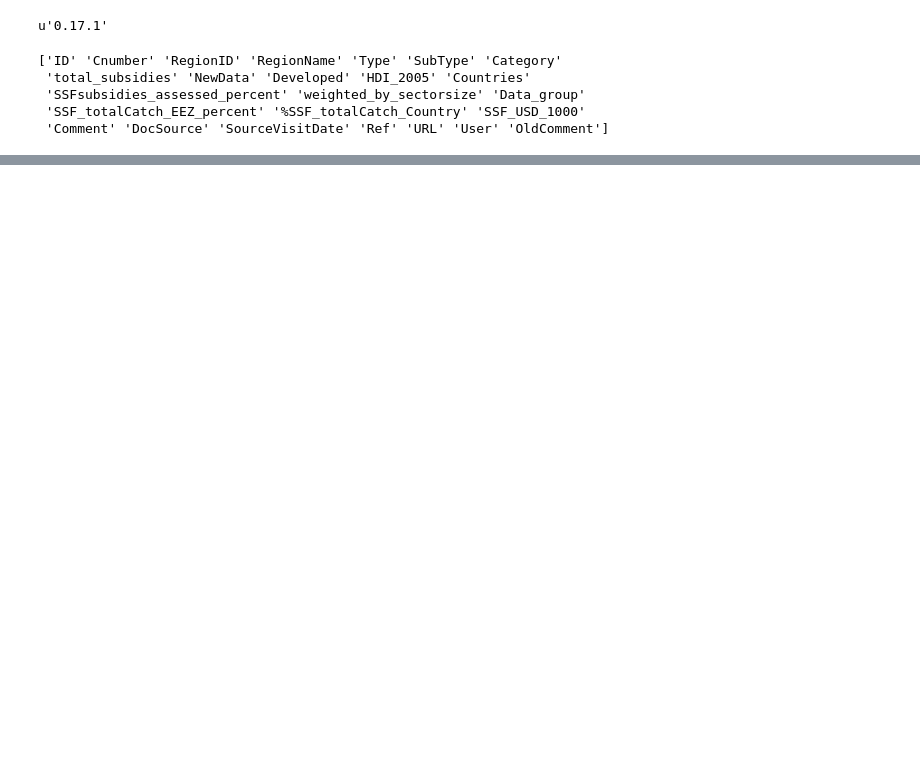
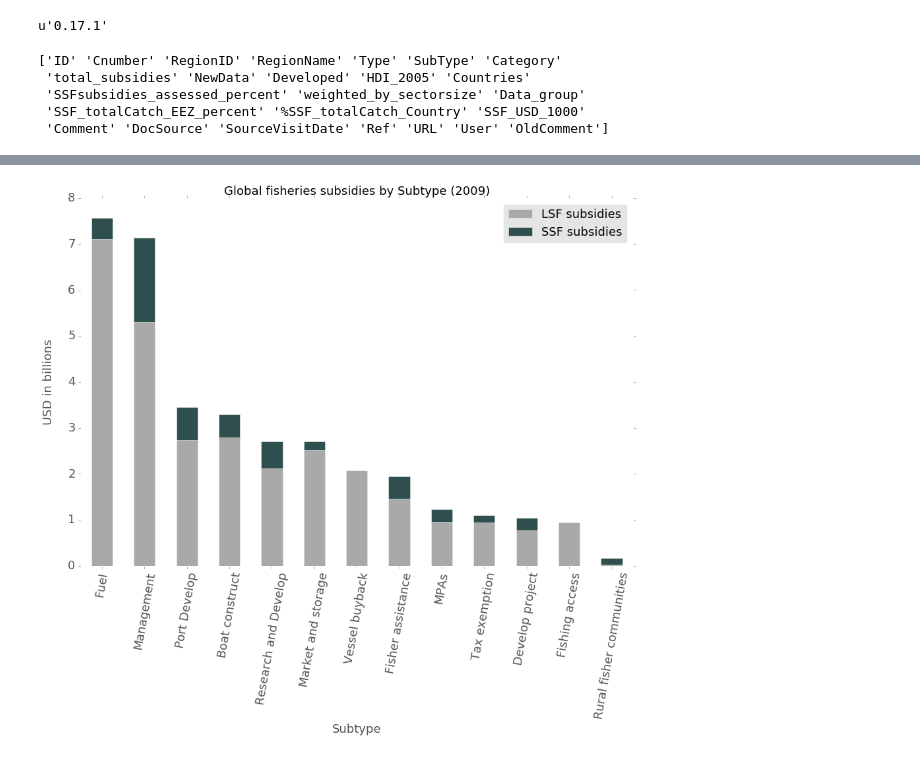
Before and after one commit to annaschu/subsidies, a Jupyter notebook: SSF subsidies capped.ipynb, the cells around one changed output, grey strips where cells are left out. Cells and saved outputs as stored; diff of their text form; code cells hidden in the pictures; blank space fills up the shorter version.

```diff
--- a/SSF subsidies capped.ipynb
+++ b/SSF subsidies capped.ipynb
@@ -407,15 +569,17 @@ print Subsidies_per_subtype_billions
 # %%
 ax = Subsidies_per_subtype_billions[['LSF subsidies','SSF subsidies']].plot(kind='bar', figsize=(
         15,10),stacked=True, legend=True, fontsize=18, color=["darkgray","darkslategrey"]
                                                                            )
 ax.set_title("Global fisheries subsidies by Subtype (2009)", fontsize=18)
 ax.set_ylabel("USD in billions",fontsize=18)
 ax.yaxis.labelpad = 20
 ax.set_xlabel("Subtype",fontsize=18)
 ax.set_xticklabels(['Fuel', 'Management','Port Develop','Boat construct','Research and Develop','Market and storage','Vessel buyback','Fisher assistance','MPAs','Tax exemption','Develop project','Fishing access','Rural fisher communities'],rotation=80, fontsize=18)
-ax.set_axis_bgcolor('0.96')
+ax.set_axis_bgcolor('w')
 plt.legend(loc='best',fontsize=18)
 plt.savefig('Subsidies_Subtype.svg', dpi=400, bbox_inches='tight')
 plt.savefig('Subsidies_Subtype.pdf', dpi=400, bbox_inches='tight')
 
 plt.show()
+# %% [output]
+[figure, added]
```
Also changed, not shown: parts of 47 cells of this notebook, 20 other files.
